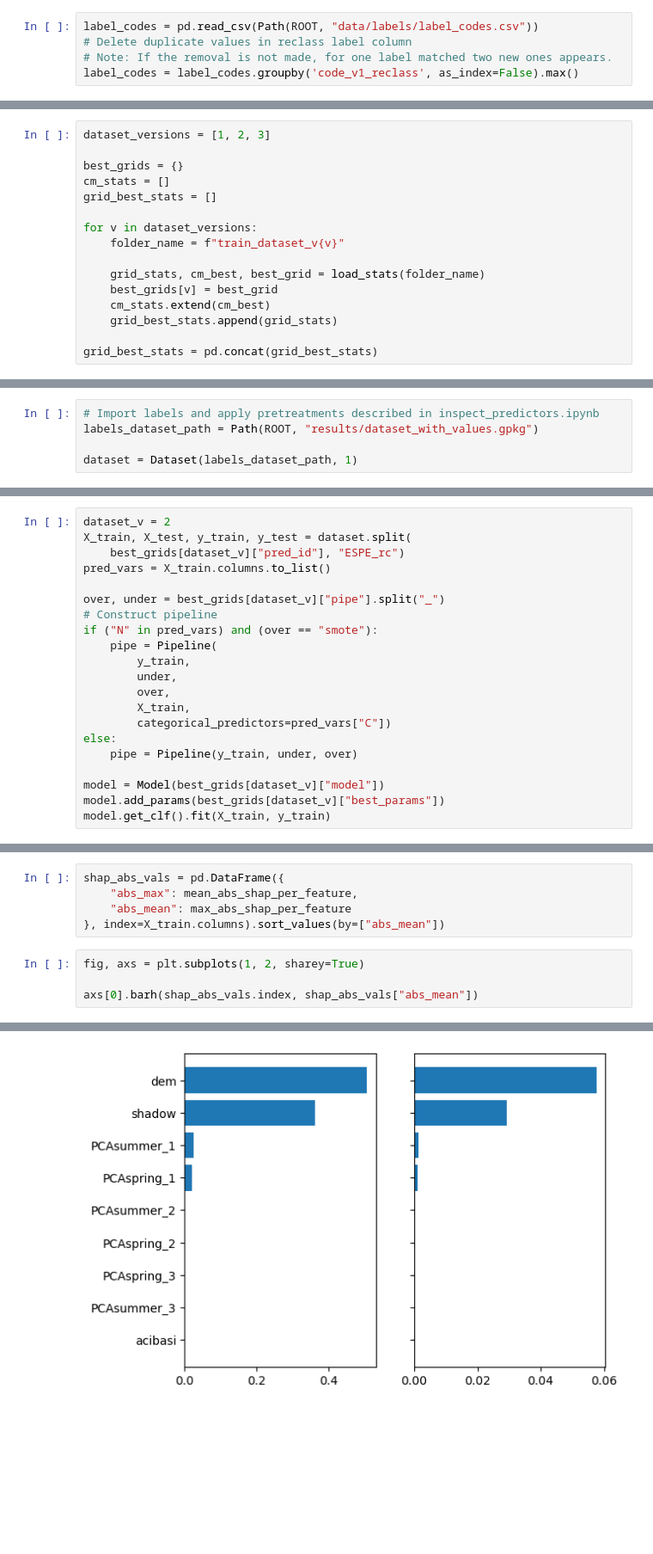
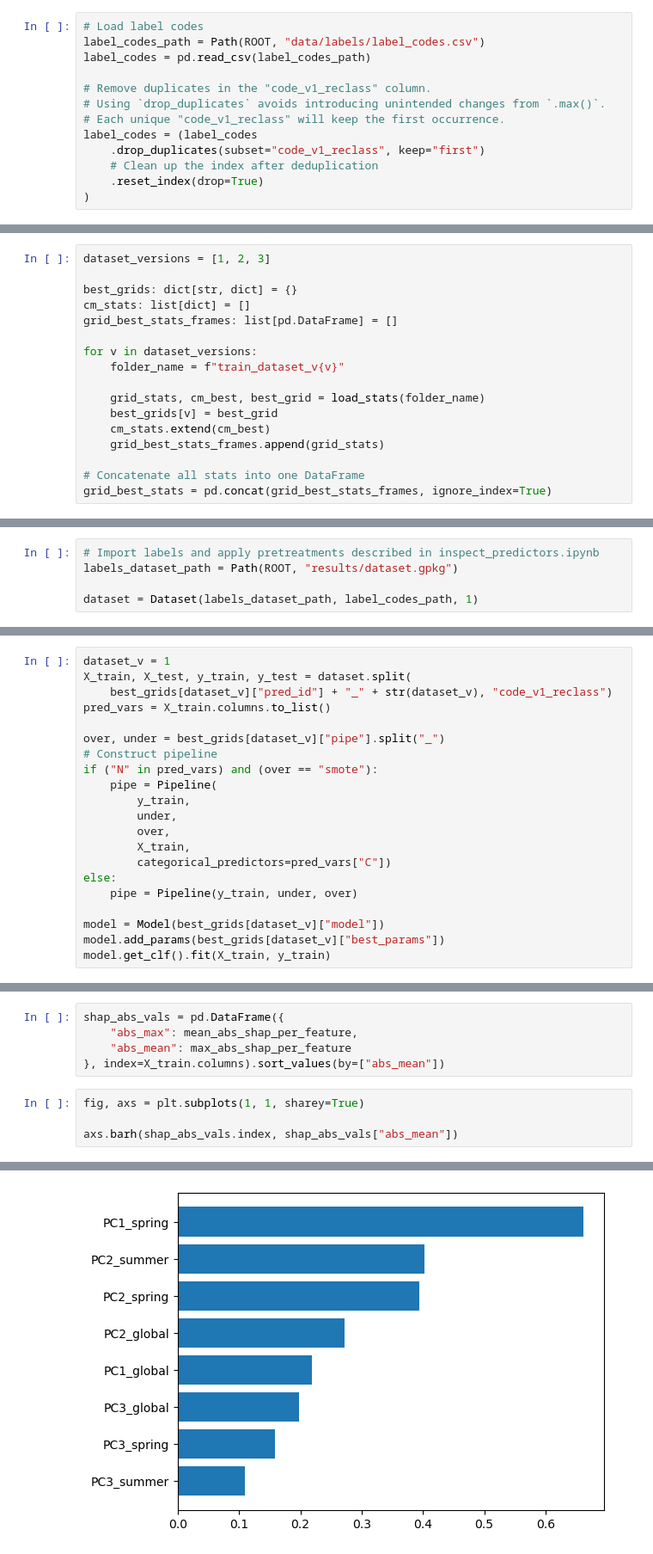
Before and after one commit to CristianICS/ml-burned-vegetation, a Jupyter notebook: Notebooks/inspect_models.ipynb, the cells around one changed output, grey strips where cells are left out. Shown: that part at 86% size. Saved outputs shown, nothing was run; the diff lists cells and outputs as text; blank space fills up the shorter version.

```diff
--- a/Notebooks/inspect_models.ipynb
+++ b/Notebooks/inspect_models.ipynb
@@ -49,6 +91,14 @@ def search_dict(lst: list[dict] | pd.DataFrame, target_dict):
 # %%
-label_codes = pd.read_csv(Path(ROOT, "data/labels/label_codes.csv"))
-# Delete duplicate values in reclass label column
-# Note: If the removal is not made, for one label matched two new ones appears.
-label_codes = label_codes.groupby('code_v1_reclass', as_index=False).max()
+# Load label codes
+label_codes_path = Path(ROOT, "data/labels/label_codes.csv")
+label_codes = pd.read_csv(label_codes_path)
+
+# Remove duplicates in the "code_v1_reclass" column.
+# Using `drop_duplicates` avoids introducing unintended changes from `.max()`.
+# Each unique "code_v1_reclass" will keep the first occurrence.
+label_codes = (label_codes
+    .drop_duplicates(subset="code_v1_reclass", keep="first")
+    # Clean up the index after deduplication
+    .reset_index(drop=True)
+)
 # %%
@@ -89,9 +205,9 @@ def load_stats(folder_name):
 # %%
 dataset_versions = [1, 2, 3]
 
-best_grids = {}
-cm_stats = []
-grid_best_stats = []
+best_grids: dict[str, dict] = {}
+cm_stats: list[dict] = []
+grid_best_stats_frames: list[pd.DataFrame] = []
 
 for v in dataset_versions:
     folder_name = f"train_dataset_v{v}"
@@ -99,9 +215,10 @@ for v in dataset_versions:
     grid_stats, cm_best, best_grid = load_stats(folder_name)
     best_grids[v] = best_grid
     cm_stats.extend(cm_best)
-    grid_best_stats.append(grid_stats)
+    grid_best_stats_frames.append(grid_stats)
 
-grid_best_stats = pd.concat(grid_best_stats)
+# Concatenate all stats into one DataFrame
+grid_best_stats = pd.concat(grid_best_stats_frames, ignore_index=True)
 # %%
 best_grids
 # %% [output]
@@ -317,6 +429,6 @@ show_cm(target_cm, label_codes)
 [SHAP](https://xai-tutorials.readthedocs.io/en/latest/_model_agnostic_xai/shap.html) provides both global feature importance (which features matter most across the dataset) and local explanations (which features drive an individual prediction).
 # %%
 # Import labels and apply pretreatments described in inspect_predictors.ipynb
-labels_dataset_path = Path(ROOT, "results/dataset_with_values.gpkg")
+labels_dataset_path = Path(ROOT, "results/dataset.gpkg")
 
-dataset = Dataset(labels_dataset_path, 1)
+dataset = Dataset(labels_dataset_path, label_codes_path, 1)
@@ -349,7 +439,7 @@ Index(['PCAspring_1', 'PCAspring_2', 'PCAspring_3', 'PCAsummer_1',
 # %%
-dataset_v = 2
+dataset_v = 1
 X_train, X_test, y_train, y_test = dataset.split(
-    best_grids[dataset_v]["pred_id"], "ESPE_rc")
+    best_grids[dataset_v]["pred_id"] + "_" + str(dataset_v), "code_v1_reclass")
 pred_vars = X_train.columns.to_list()
 
 over, under = best_grids[dataset_v]["pipe"].split("_")
@@ -428,7 +499,7 @@ shap_abs_vals = pd.DataFrame({
     "abs_mean": max_abs_shap_per_feature
 }, index=X_train.columns).sort_values(by=["abs_mean"])
 # %%
-fig, axs = plt.subplots(1, 2, sharey=True)
+fig, axs = plt.subplots(1, 1, sharey=True)
 
-axs[0].barh(shap_abs_vals.index, shap_abs_vals["abs_mean"])
+axs.barh(shap_abs_vals.index, shap_abs_vals["abs_mean"])
 # %% [output]
@@ -436,4 +507,4 @@ axs[0].barh(shap_abs_vals.index, shap_abs_vals["abs_mean"])
-[figure, old version]
+[figure, new version]
 # %%
 # Global importance bar plot
 shap.summary_plot(shap_values, X_train, plot_type="bar")
```
Also changed, not shown: parts of 33 cells of this notebook, 35 other files.
